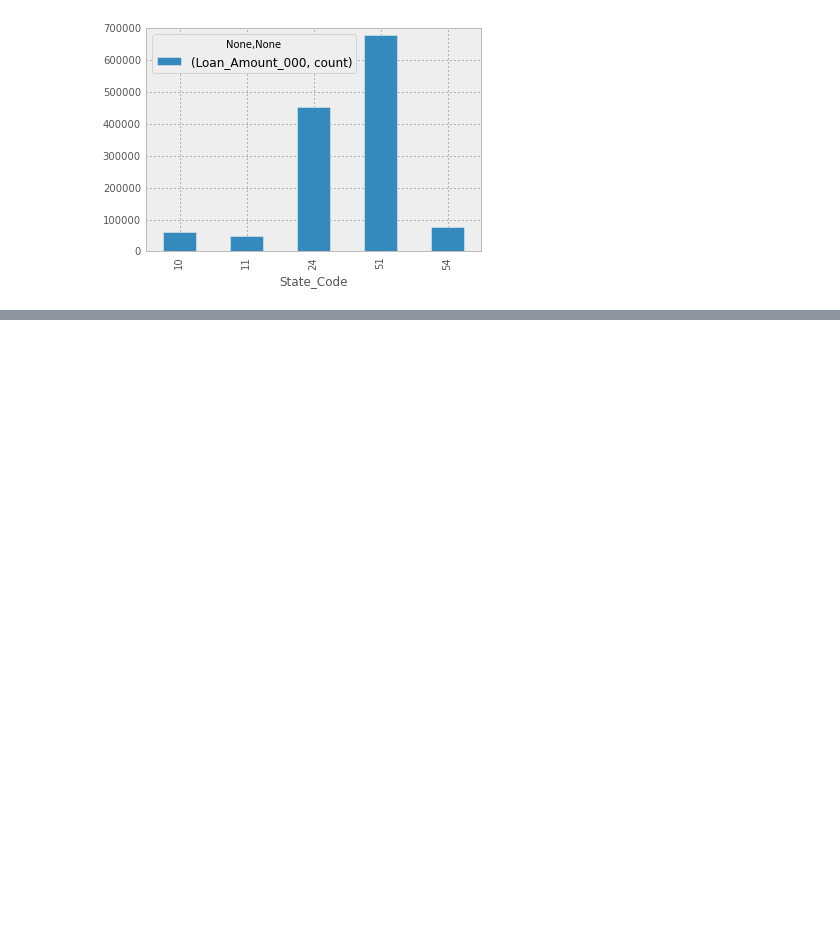
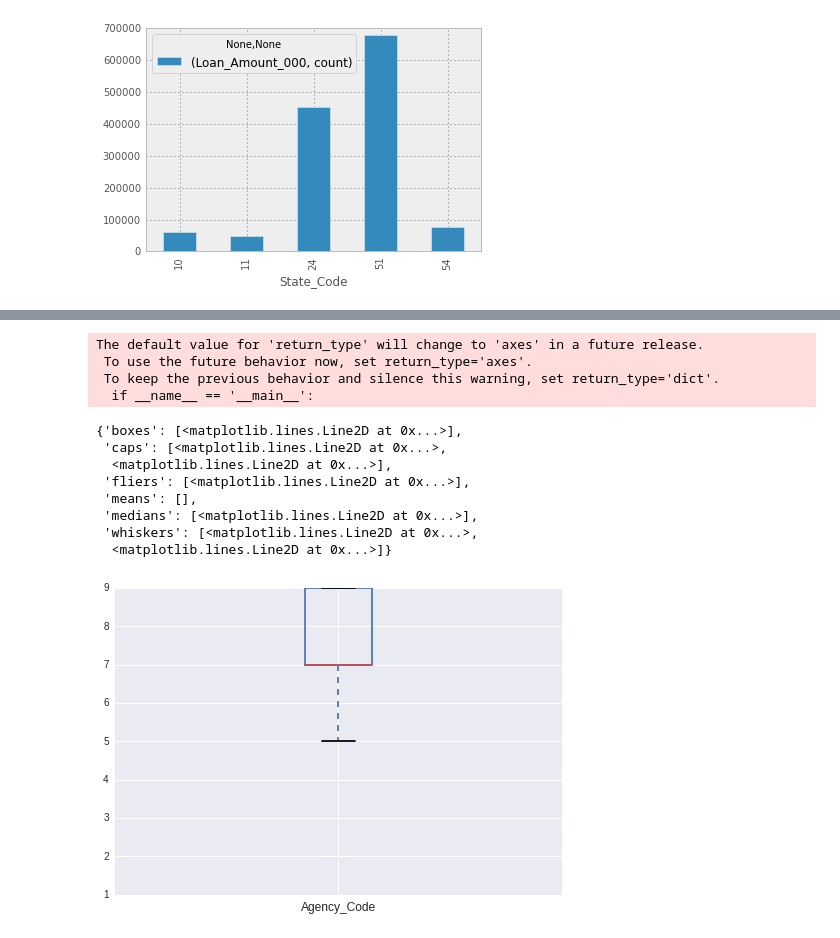
Before and after one commit to jainshubham/notebooks, a Jupyter notebook: Capital_One.ipynb, the cells around one changed output, grey strips where cells are left out. Drawn from its saved outputs; the diff is of its cells as text; code cells hidden in the pictures; blank space fills up the shorter version.

```diff
--- a/Capital_One.ipynb
+++ b/Capital_One.ipynb
@@ -82 +77,17 @@ agencywize_grouped.plot(kind='bar')
 [figure]
+# %%
+loans_data.boxplot(column='Agency_Code')
+# %% [output]
+The default value for 'return_type' will change to 'axes' in a future release.
+ To use the future behavior now, set return_type='axes'.
+ To keep the previous behavior and silence this warning, set return_type='dict'.
+  if __name__ == '__main__':
+{'boxes': [<matplotlib.lines.Line2D at 0x...>],
+ 'caps': [<matplotlib.lines.Line2D at 0x...>,
+  <matplotlib.lines.Line2D at 0x...>],
+ 'fliers': [<matplotlib.lines.Line2D at 0x...>],
+ 'means': [],
+ 'medians': [<matplotlib.lines.Line2D at 0x...>],
+ 'whiskers': [<matplotlib.lines.Line2D at 0x...>,
+  <matplotlib.lines.Line2D at 0x...>]}
+[figure, added]
```
Also changed, not shown: parts of 15 cells of this notebook.
